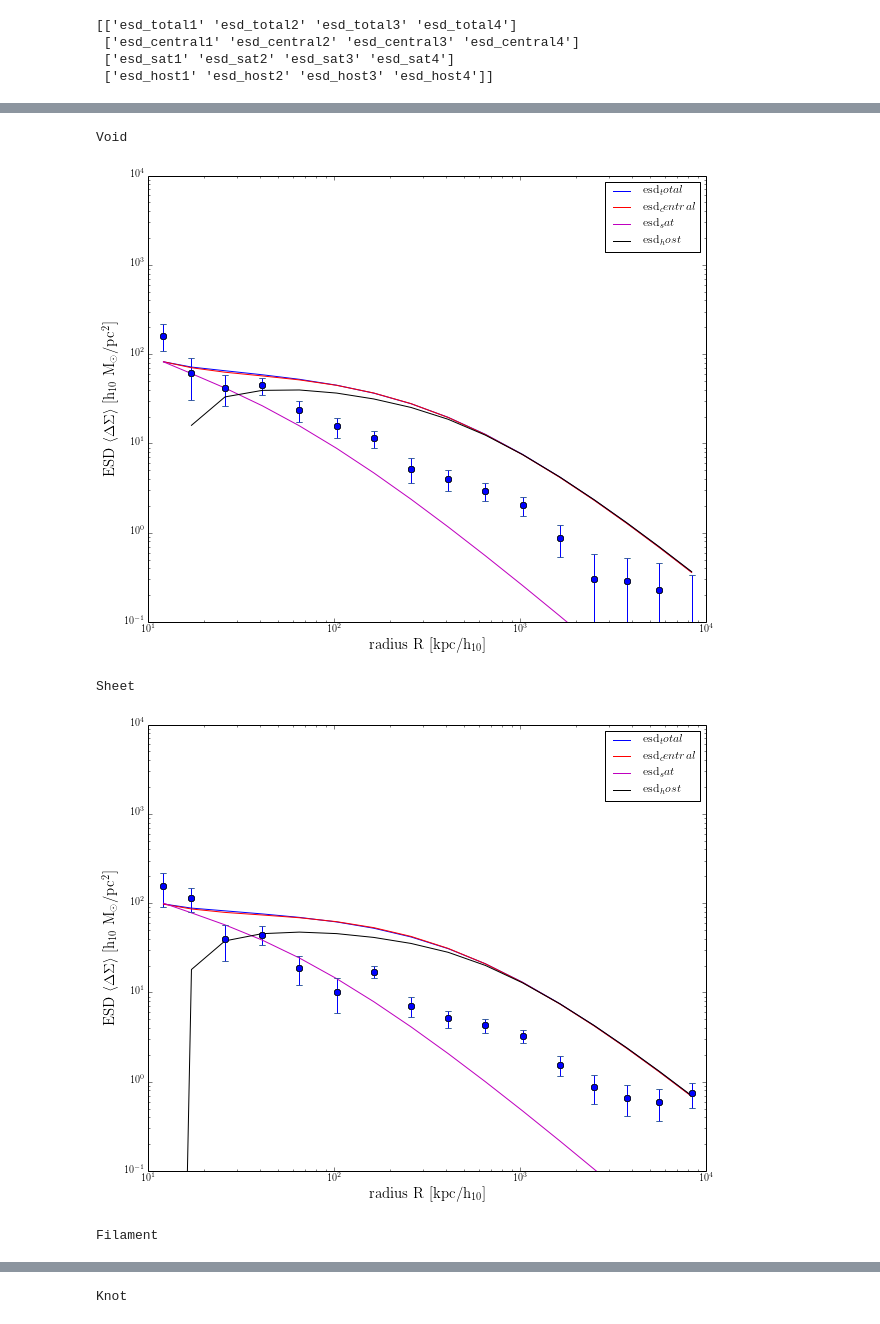
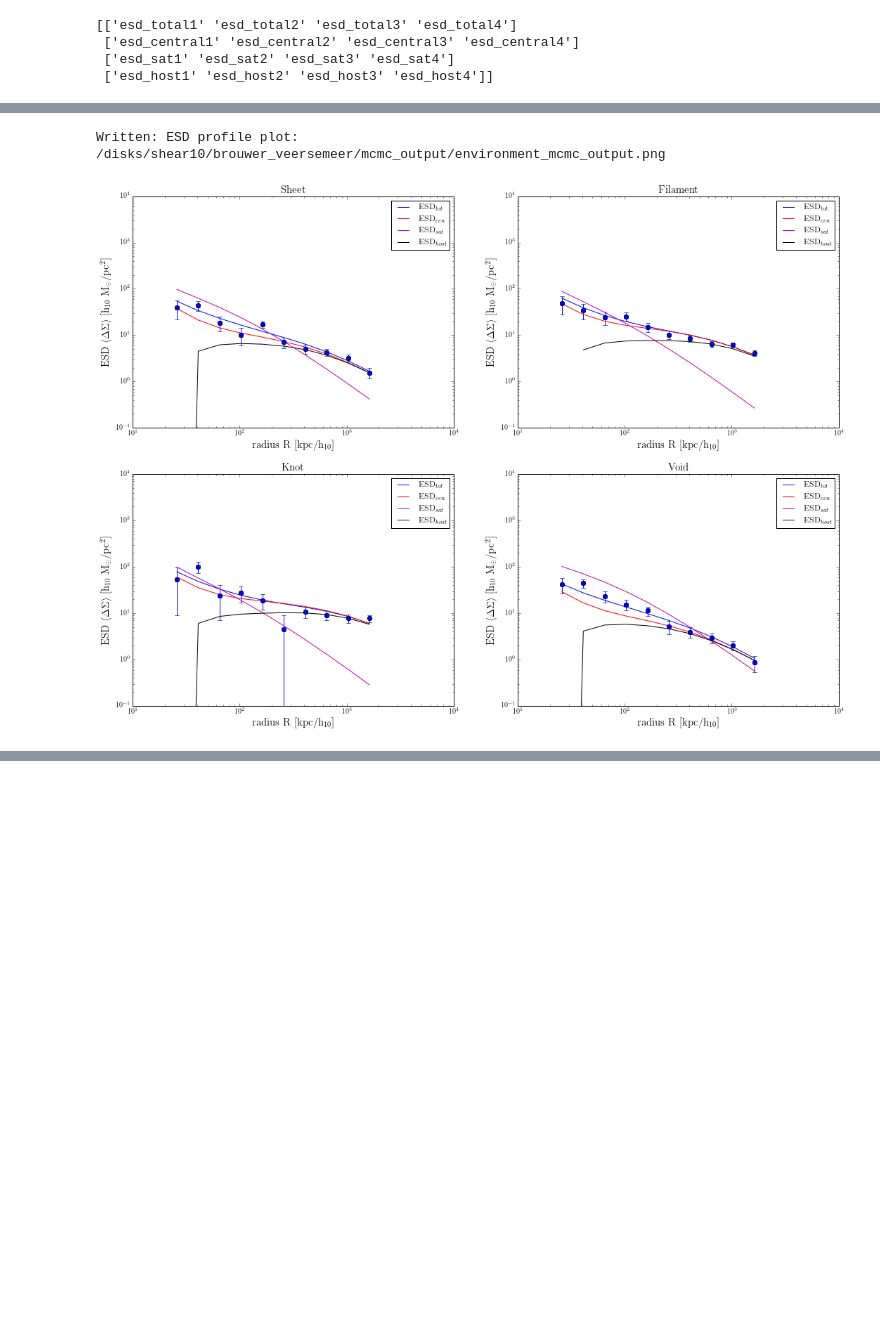
Before and after one commit to samtaziaux/KiDS-Sam_master, a Jupyter notebook: plot_mcmc.ipynb, the cells around one changed output, grey strips where cells are left out. Cells and saved outputs as stored; diff of their text form; code cells hidden in the pictures; blank space fills up the shorter version.

Commit message:
Improved plot_mcmc

```diff
--- a/plot_mcmc.ipynb
+++ b/plot_mcmc.ipynb
@@ -10,12 +10,13 @@ from matplotlib import pyplot as plt
 
 envnames = ['Void', 'Sheet', 'Filament', 'Knot']
 esdnames = ['esd_total', 'esd_central', 'esd_sat', 'esd_host']
+plotlabels = ['ESD_{tot}', 'ESD_{cen}', 'ESD_{sat}', 'ESD_{host}']
 esds = np.array([['%s%i'%(esd, i+1) for i in xrange(len(envnames))] for esd in esdnames])
 
 print esds
 
-filename = 'mcmc_output'
-burn = 500
+filename = '/disks/shear10/brouwer_veersemeer/mcmc_output/environment_mcmc_output'
+burn = 100000
 # %% [output]
 [['esd_total1' 'esd_total2' 'esd_total3' 'esd_total4']
  ['esd_central1' 'esd_central2' 'esd_central3' 'esd_central4']
@@ -122,50 +125,62 @@ print esds_av
 # %%
+
 from matplotlib import pyplot as plt
 from matplotlib.colors import LogNorm
 from matplotlib import gridspec
 from matplotlib import rc, rcParams
+
 
 # Make use of TeX
 rc('text',usetex=True)
 
 # Change all fonts to 'Computer Modern'
 rc('font',**{'family':'serif','serif':['Computer Modern']})
 
 
 
 # Define the labels for the plot
 h=0.1
 xlabel = r'radius R [kpc/h$_{%g}$]'%(h*100)
 ylabel = r'ESD $\langle\Delta\Sigma\rangle$ [h$_{%g}$ M$_{\odot}$/pc$^2$]'%(h*100)
 
+Nrows = 2
+Ncolumns = 2
 
 for i in xrange(len(envnames)):
-    print envnames[i]
     for e in xrange(len(esdnames)):
-        plt.figure(1, figsize=(10, 8))
-        plt.plot(data_x, esds_av[i,e], label=esdnames[e])
+        plt.figure(1, figsize=(18, 13))
+        Nsubplot = 100*Nrows+10*Ncolumns+i
+        plt.subplot(Nsubplot)
+
+        plt.plot(data_x, esds_av[i,e], label=plotlabels[e])
 
         (error_l[e])[(error_l[e])>=data_y[e]] = ((data_y[e][(error_l[e])>=data_y[e]])*0.9999999999)
 
         plt.errorbar(data_x, data_y[i], yerr=[error_l[i], error_h[i]], ls='', marker='o')
         plt.ylabel(r'%s'%ylabel,fontsize=15)
         plt.xlabel(r'%s'%xlabel,fontsize=15)
 
-    plt.autoscale(enable=False, axis='both', tight=None)
-    plt.axis([1e1,1e4,1e-1,1e4])
-    plt.ylim(1e-1,1e4)
+
+        plt.xscale('log')
+        plt.yscale('log')
+
+        plt.autoscale(enable=False, axis='both', tight=None)
+        plt.axis([1e1,1e4,1e-1,1e4])
+        plt.ylim(1e-1,1e4)
+
+        plt.title(envnames[i], fontsize=15)
+
+        plt.legend()
 
 
-    plt.legend()
+#plt.show()
 
-    plt.xscale('log')
-    plt.yscale('log')
+plotname = '%s.png'%filename
 
-    plt.show()
-    plt.clf
+plt.savefig(plotname, format='png')
+print 'Written: ESD profile plot:', plotname
+
+#plt.clf
 # %% [output]
-Void
+Written: ESD profile plot: /disks/shear10/brouwer_veersemeer/mcmc_output/environment_mcmc_output.png
-[figure, old version]
+[figure, new version]
-Sheet
-[figure, removed]
-Filament
@@ -173 +186,0 @@ Filament
-Knot
```
Also changed, not shown: parts of 4 cells of this notebook.
